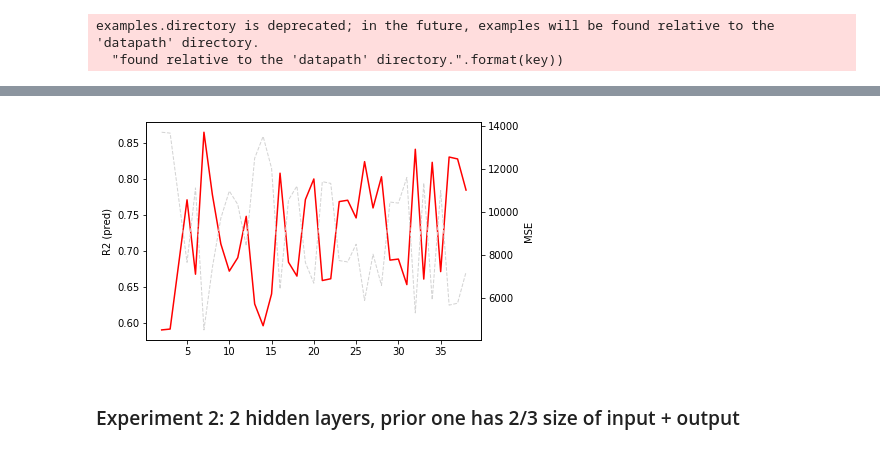
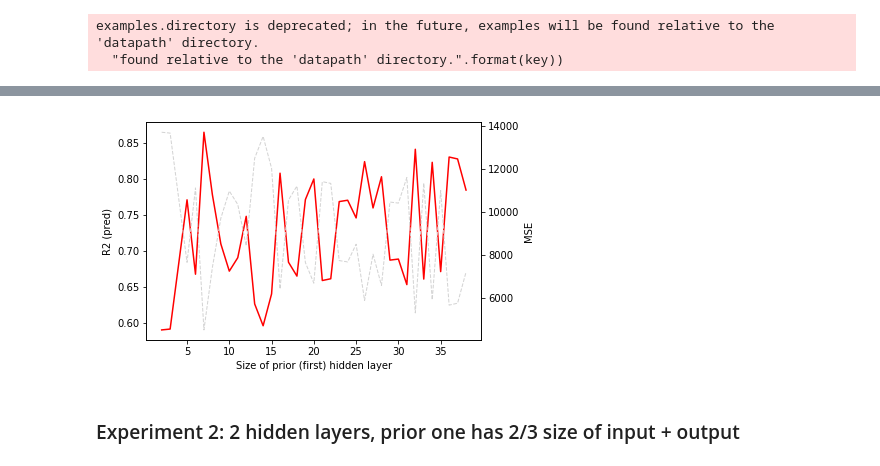
Before and after one commit to magiciiboy/neural-network-hidden-layers, a Jupyter notebook: NeuralNetworkModel.ipynb, the cells around one changed output, grey strips where cells are left out. Saved outputs shown, nothing was run; the diff lists cells and outputs as text; code cells hidden in the pictures.

```diff
--- a/NeuralNetworkModel.ipynb
+++ b/NeuralNetworkModel.ipynb
@@ -182,15 +182,16 @@ hist_df = pd.DataFrame(data={'x': [ins['size'][0] for ins in pred_history],
 # %%
 ax1 = plt.subplot()
 ax1.plot('x', 'r2', data=hist_df, color='red', label='R2 (pred)')
+ax1.set_xlabel('Size of prior (first) hidden layer')
 ax1.set_ylabel('R2 (pred)')
 
 ax2 = ax1.twinx()
 ax2.plot('x', 'mse', data=hist_df, color='lightgray', linestyle='dashed', linewidth=1, label='MSE')
 ax2.set_ylabel('MSE')
 
 plt.show()
 # %% [output]
-[figure, old version]
+[figure, new version]
 # %% [markdown]
 ### Experiment 2: 2 hidden layers, prior one has 2/3 size of input + output ###
 # %%
```
Also changed, not shown: parts of 2 cells of this notebook, 2 other files.
